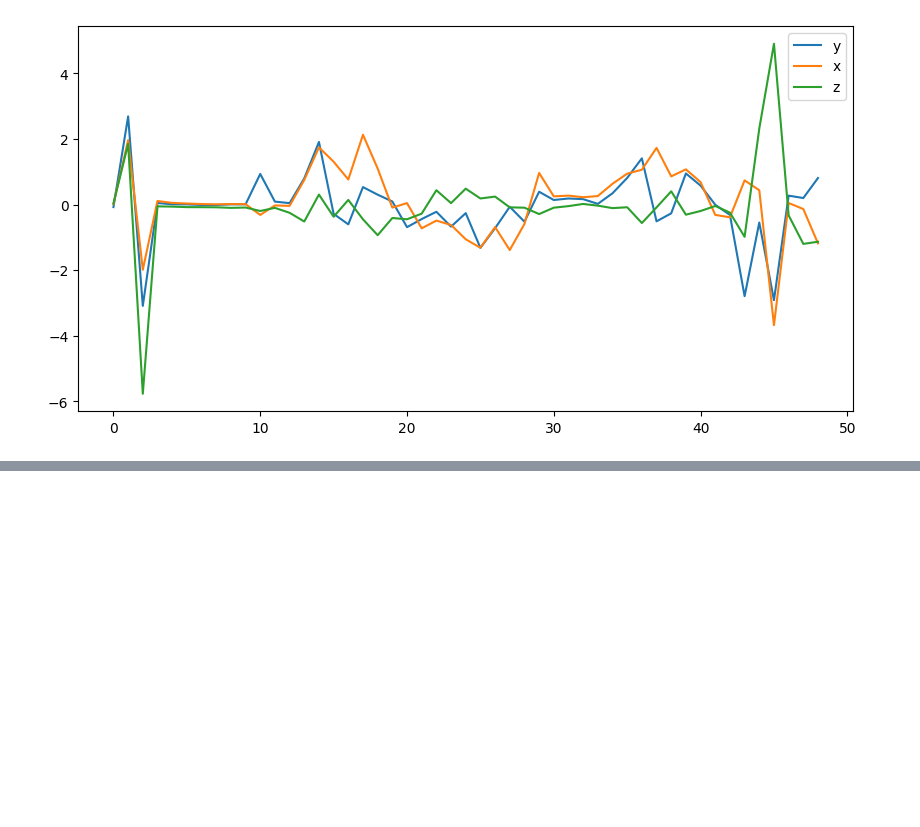
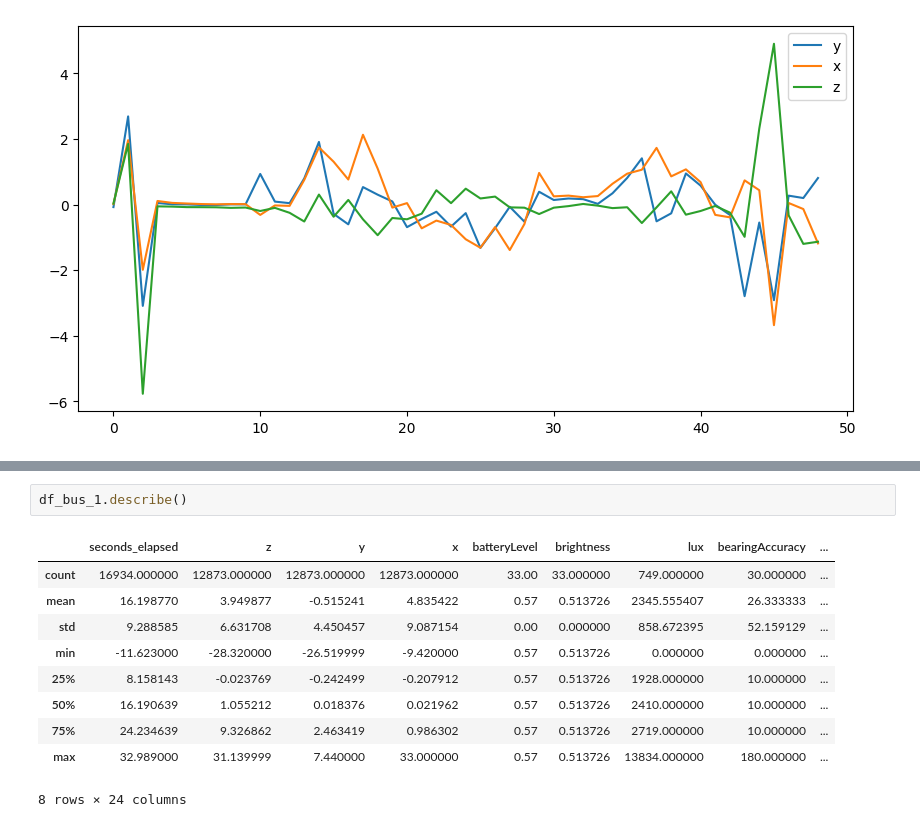
Before and after one commit to hinundher/ML4B-, a Jupyter notebook: ML4B.ipynb, the cells around one changed output, grey strips where cells are left out. Cells and saved outputs as stored; diff of their text form; blank space fills up the shorter version.

```diff
--- a/ML4B.ipynb
+++ b/ML4B.ipynb
@@ -131,0 +174,13 @@ df_walk_1.describe()
+# %%
+df_bus_1.describe()
+# %% [output]
+|  | seconds_elapsed | z | y | x | batteryLevel | brightness | lux | bearingAccuracy | ... |
+| count | 16934.000000 | 12873.000000 | 12873.000000 | 12873.000000 | 33.00 | 33.000000 | 749.000000 | 30.000000 | ... |
+| mean | 16.198770 | 3.949877 | -0.515241 | 4.835422 | 0.57 | 0.513726 | 2345.555407 | 26.333333 | ... |
+| std | 9.288585 | 6.631708 | 4.450457 | 9.087154 | 0.00 | 0.000000 | 858.672395 | 52.159129 | ... |
+| min | -11.623000 | -28.320000 | -26.519999 | -9.420000 | 0.57 | 0.513726 | 0.000000 | 0.000000 | ... |
+| 25% | 8.158143 | -0.023769 | -0.242499 | -0.207912 | 0.57 | 0.513726 | 1928.000000 | 10.000000 | ... |
+| 50% | 16.190639 | 1.055212 | 0.018376 | 0.021962 | 0.57 | 0.513726 | 2410.000000 | 10.000000 | ... |
+| 75% | 24.234639 | 9.326862 | 2.463419 | 0.986302 | 0.57 | 0.513726 | 2719.000000 | 10.000000 | ... |
+| max | 32.989000 | 31.139999 | 7.440000 | 33.000000 | 0.57 | 0.513726 | 13834.000000 | 180.000000 | ... |
+8 rows × 24 columns
```
Also changed, not shown: parts of 8 cells of this notebook, 1 other file.
